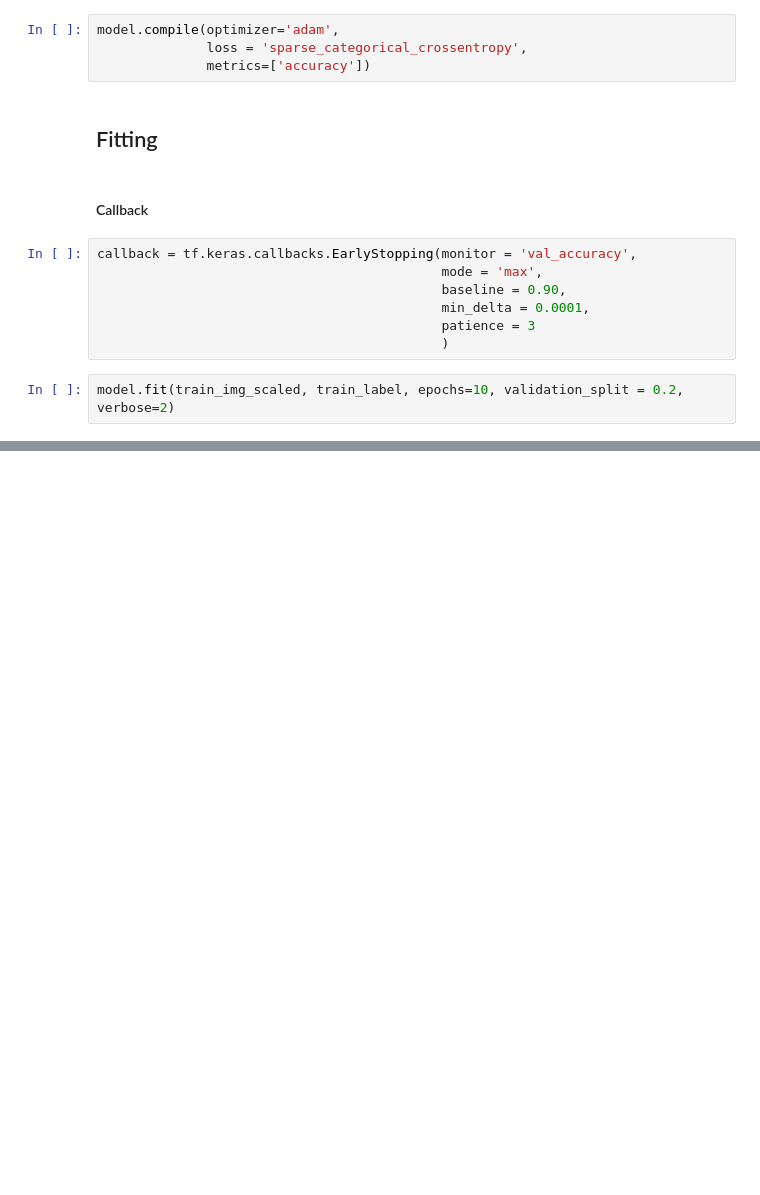
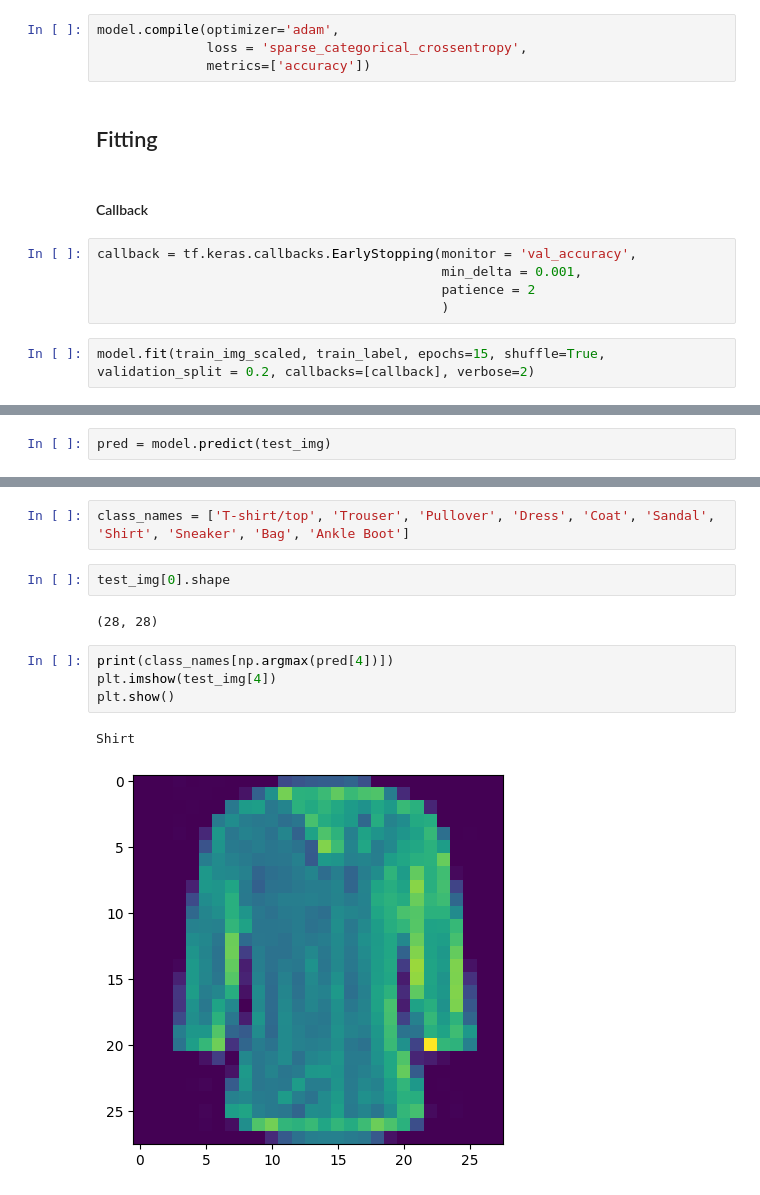
Before and after one commit to WRD397/Practices, a Jupyter notebook: image_classification.ipynb, the cells around one changed output, grey strips where cells are left out. Drawn from its saved outputs; the diff is of its cells as text; blank space fills up the shorter version.

Commit message:
Prediction completed

```diff
--- a/image_classification.ipynb
+++ b/image_classification.ipynb
@@ -121,11 +121,9 @@ model.compile(optimizer='adam',
 #### Callback
 # %%
 callback = tf.keras.callbacks.EarlyStopping(monitor = 'val_accuracy',
-                                            mode = 'max',
-                                            baseline = 0.90,
-                                            min_delta = 0.0001,
-                                            patience = 3
+                                            min_delta = 0.001,
+                                            patience = 2
                                             )
 # %%
-model.fit(train_img_scaled, train_label, epochs=10, validation_split = 0.2, verbose=2)
+model.fit(train_img_scaled, train_label, epochs=15, shuffle=True, validation_split = 0.2, callbacks=[callback], verbose=2)
 # %% [output]
@@ -152,0 +163,2 @@ Epoch 10/10
+# %%
+pred = model.predict(test_img)
@@ -152,0 +167,13 @@ Epoch 10/10
+# %%
+class_names = ['T-shirt/top', 'Trouser', 'Pullover', 'Dress', 'Coat', 'Sandal', 'Shirt', 'Sneaker', 'Bag', 'Ankle Boot']
+# %%
+test_img[0].shape
+# %% [output]
+(28, 28)
+# %%
+print(class_names[np.argmax(pred[4])])
+plt.imshow(test_img[4])
+plt.show()
+# %% [output]
+Shirt
+[figure, added]
```
Also changed, not shown: parts of 6 cells of this notebook.
